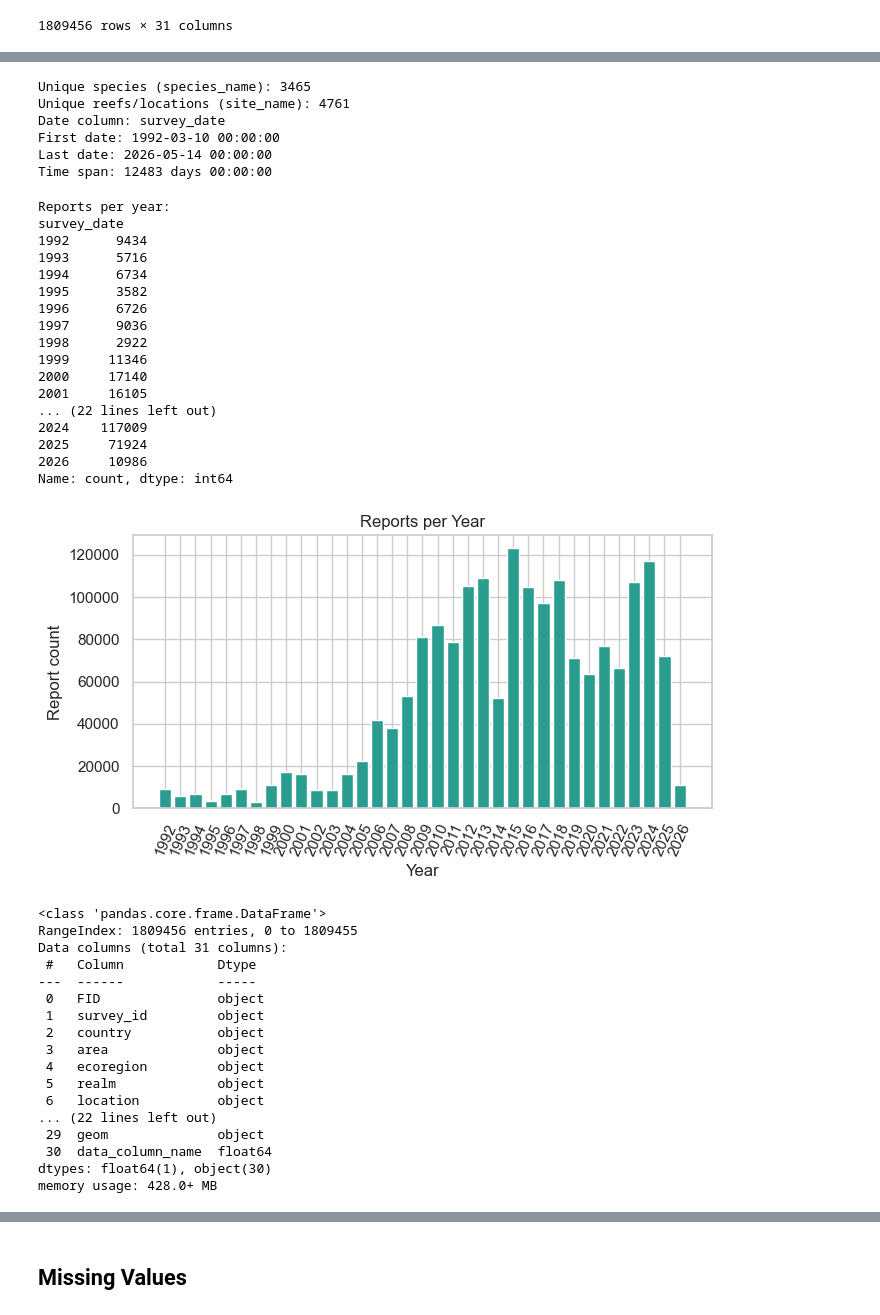
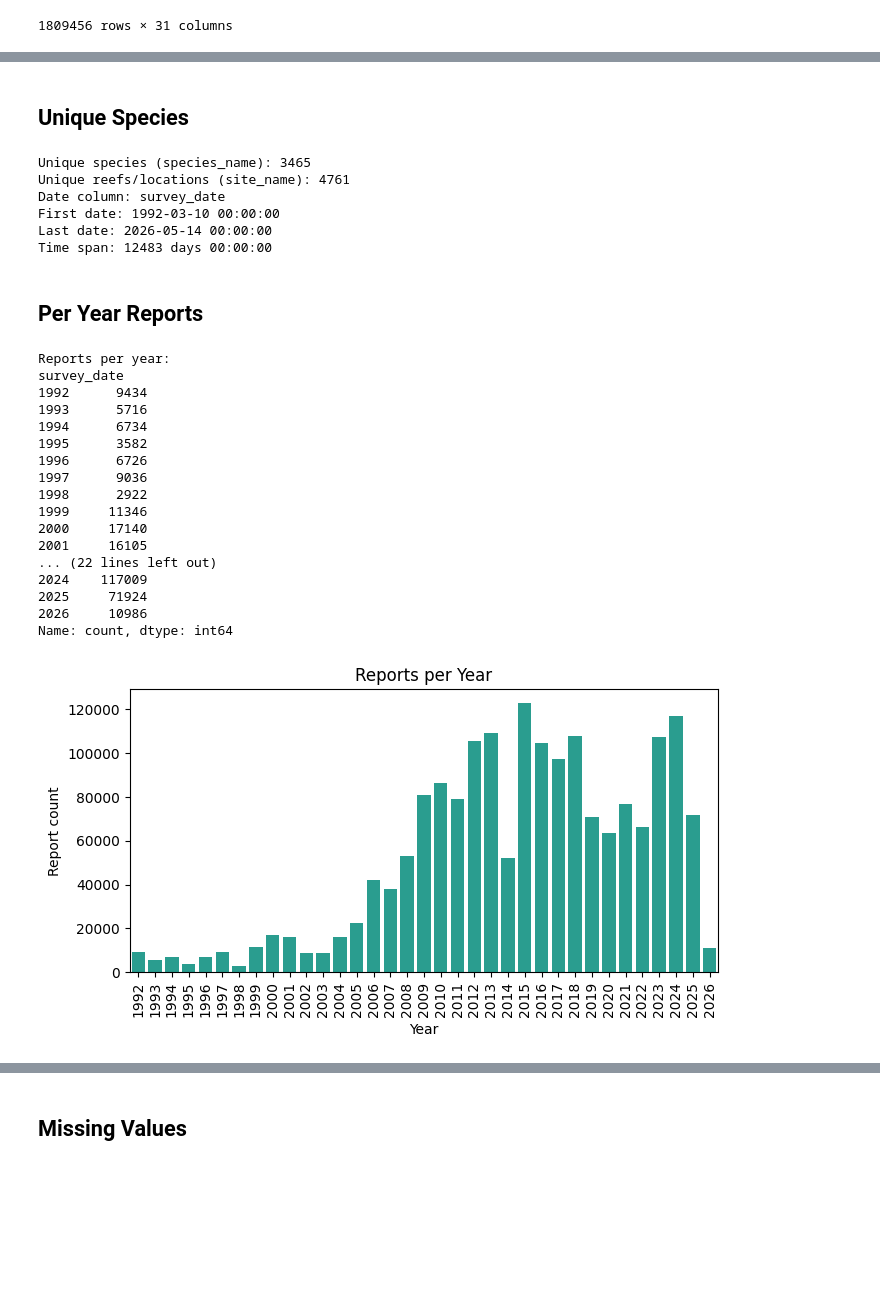
Before and after one commit to yhtan752-ai/ModelOfTheSeaCalibrationModel, a Jupyter notebook: IMOS/IMOS_EDA.ipynb, the cells around one changed output, grey strips where cells are left out. Cells and saved outputs as stored; diff of their text form; code cells hidden in the pictures; blank space fills up the shorter version.

```diff
--- a/IMOS/IMOS_EDA.ipynb
+++ b/IMOS/IMOS_EDA.ipynb
@@ -159,3 +115,5 @@ dtype: object
+# %% [markdown]
+## Unique Species
 # %%
 preferred_species_cols = ['species_name', 'reporting_name', 'species', 'species_scientific_name']
 species_col = next((c for c in preferred_species_cols if c in df.columns), None)
@@ -206,59 +164,42 @@ Date column: survey_date
 First date: 1992-03-10 00:00:00
 Last date: 2026-05-14 00:00:00
 Time span: 12483 days 00:00:00
+# %% [markdown]
+## Per Year Reports
 # %%
-if date_col is None:
-    print('No date column found; cannot aggregate by year.')
-else:
-    dates = pd.to_datetime(df[date_col], errors='coerce')
-    year_counts = dates.dt.year.value_counts(dropna=True).sort_index()
-    print('Reports per year:')
-    print(year_counts)
+dates = pd.to_datetime(df[date_col], errors='coerce')
+year_counts = dates.dt.year.value_counts(dropna=True).sort_index()
+start_year = 1992
+end_year = 2026
+year_counts = year_counts.reindex(range(start_year, end_year + 1), fill_value=0)
+print('Reports per year:')
+print(year_counts)
 
-    fig, ax = plt.subplots(figsize=(7, 4))
-    ax.bar(year_counts.index.astype(int), year_counts.values, color='#2a9d8f')
-    ax.set_xlabel('Year')
-    ax.set_ylabel('Report count')
-    ax.set_title('Reports per Year')
-    ax.set_xticks(year_counts.index.astype(int))
-    ax.tick_params(axis='x', rotation=90)
-    plt.tight_layout()
+fig, ax = plt.subplots(figsize=(7, 4))
+ax.bar(year_counts.index.astype(int), year_counts.values, color='#2a9d8f')
+ax.set_xlabel('Year')
+ax.set_ylabel('Report count')
+ax.set_title('Reports per Year')
+ax.set_xticks(range(start_year, end_year + 1))
+ax.set_xlim(start_year - 0.5, end_year + 0.5)
+ax.tick_params(axis='x', rotation=90)
+plt.tight_layout()
 # %% [output]
 Reports per year:
 survey_date
 1992      9434
 1993      5716
 1994      6734
 1995      3582
 1996      6726
 1997      9036
 1998      2922
 1999     11346
 2000     17140
 2001     16105
 ... (22 lines left out)
 2024    117009
 2025     71924
 2026     10986
 Name: count, dtype: int64
-[figure, old version]
+[figure, new version]
-# %%
-df.info()
-# %% [output]
-<class 'pandas.core.frame.DataFrame'>
-RangeIndex: 1809456 entries, 0 to 1809455
-Data columns (total 31 columns):
- #   Column            Dtype
----  ------            -----
- 0   FID               object
- 1   survey_id         object
- 2   country           object
- 3   area              object
- 4   ecoregion         object
- 5   realm             object
- 6   location          object
-... (22 lines left out)
- 29  geom              object
- 30  data_column_name  float64
-dtypes: float64(1), object(30)
-memory usage: 428.0+ MB
```
Also changed, not shown: parts of 17 cells of this notebook, 1 other file.
